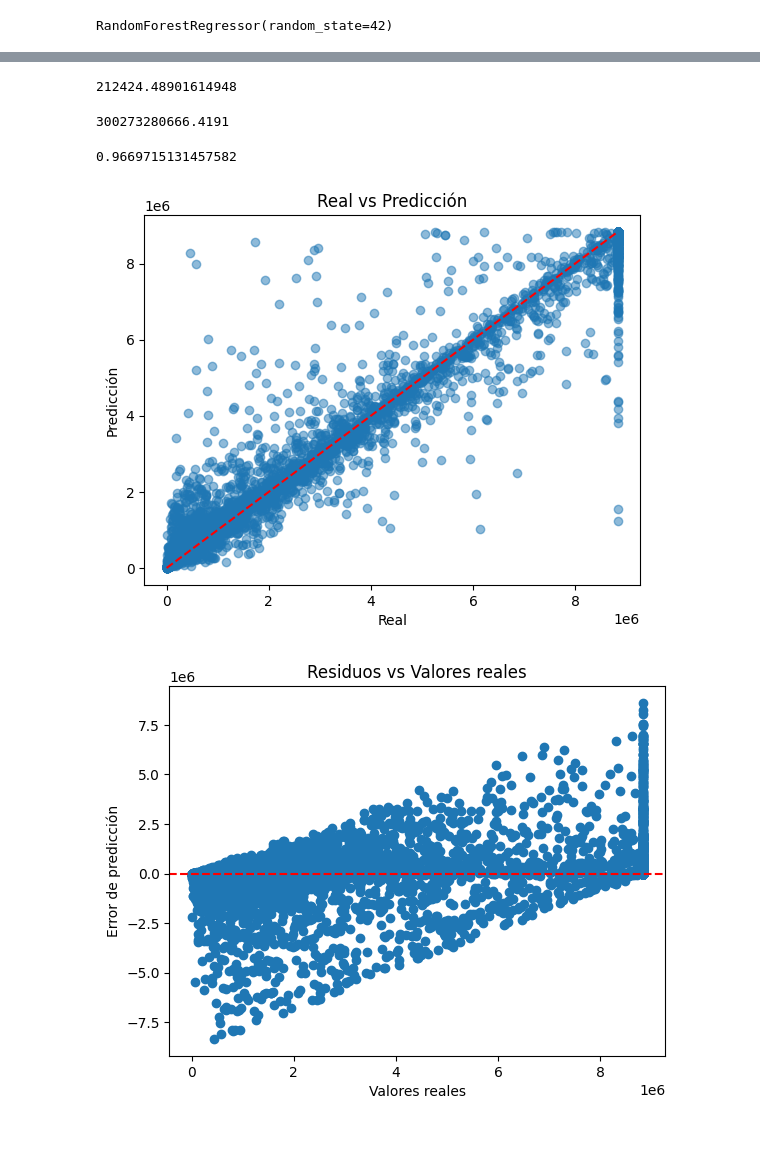
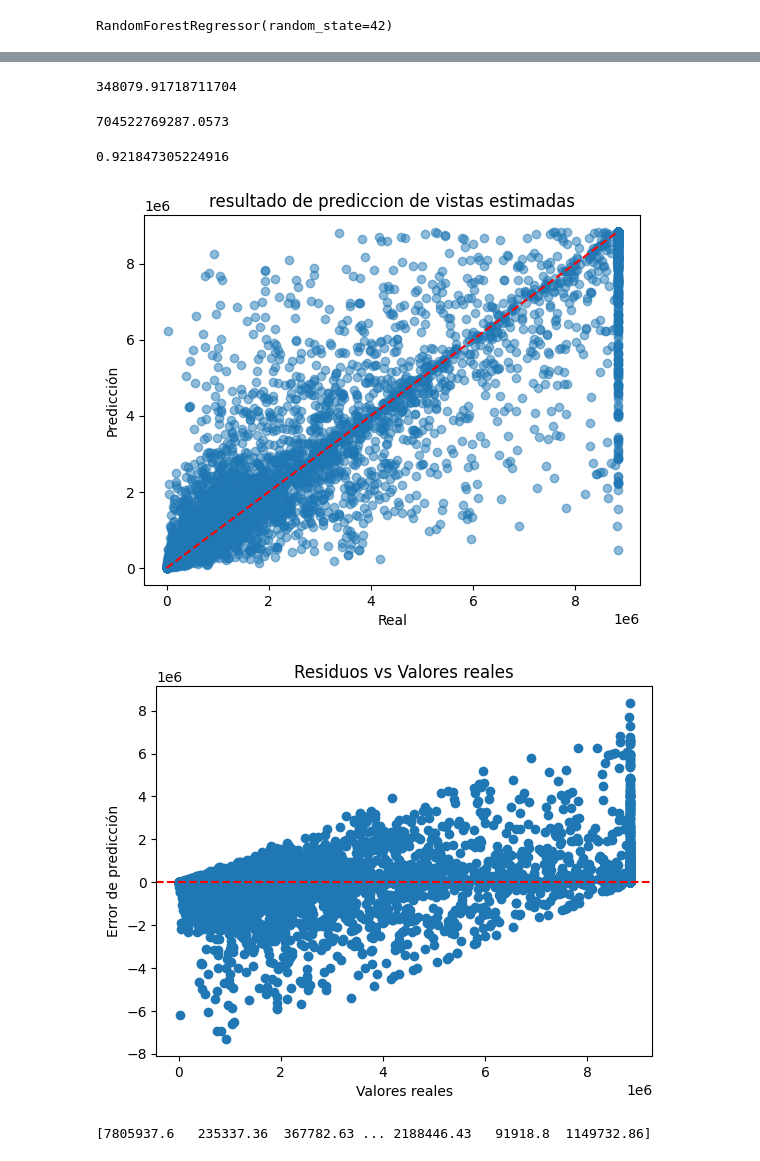
Before and after one commit to rodrigo-g08/FDS-2025-1-259, a Jupyter notebook: regression.ipynb, the cells around one changed output, grey strips where cells are left out. Drawn from its saved outputs; the diff is of its cells as text; code cells hidden in the pictures.

```diff
--- a/regression.ipynb
+++ b/regression.ipynb
@@ -53,6 +60,27 @@ Index(['video_id', 'trending_date', 'title', 'channel_title', 'category_id',
        'like_dislike_ratio', 'publish_hour', 'publish_weekday',
        'publish_month'],
       dtype='object')
+# %%
+# Diccionario de ejemplo para mapear category_id a nombres (ajusta según tu dataset)
+category_map = {
+    1: 'Film & Animation',
+    2: 'Autos & Vehicles',
+    10: 'Music',
+    15: 'Pets & Animals',
+    17: 'Sports',
+    20: 'Gaming',
+    22: 'People & Blogs',
+    23: 'Comedy',
+    24: 'Entertainment',
+    25: 'News & Politics',
+    26: 'Howto & Style',
+    27: 'Education',
+    28: 'Science & Technology',
+    29: 'Nonprofits & Activism',
+    # Agrega más según tu dataset
+}
+
+df['category_name'] = df['category_id'].map(category_map).fillna(df['category_id'])
 # %%
 import seaborn as sns
 import matplotlib.pyplot as plt
@@ -75,9 +103,7 @@ plt.show()
 [figure]
 # %%
 X = df[[
-    'category_id', 'comment_count',
-     'video_error_or_removed','like_ratio',
-    'publish_hour', 'publish_weekday'
+    'publish_hour', 'publish_weekday','total_interactions', 'category_id'
 ]]
 y = df['views']
 # %%
@@ -109,24 +123,24 @@ plt.show()
 # %%
 mean_absolute_error(y_pred, y_test)
 # %% [output]
-212424.48901614948
+348079.91718711704
 # %%
 mean_squared_error(y_pred, y_test)
 # %% [output]
-300273280666.4191
+704522769287.0573
 # %%
 r2_score(y_pred, y_test)
 # %% [output]
-0.9669715131457582
+0.921847305224916
 # %%
 plt.scatter(y_test, y_pred, alpha=0.5)
 plt.xlabel("Real")
 plt.ylabel("Predicción")
-plt.title("Real vs Predicción")
+plt.title("resultado de prediccion de vistas estimadas")
 plt.plot([y_test.min(), y_test.max()], [y_test.min(), y_test.max()], 'r--')
 plt.show()
 # %% [output]
-[figure, old version]
+[figure, new version]
 # %%
 residuals = y_test - y_pred
 plt.scatter(y_test, residuals)
@@ -136,4 +150,9 @@ plt.xlabel("Valores reales")
 plt.ylabel("Error de predicción")
 plt.show()
 # %% [output]
-[figure, old version]
+[figure, new version]
+# %%
+res = rfr.predict(X_test)
+print(res)
+# %% [output]
+[7805937.6   235337.36  367782.63 ... 2188446.43   91918.8  1149732.86]
```
Also changed, not shown: parts of 5 cells of this notebook.
